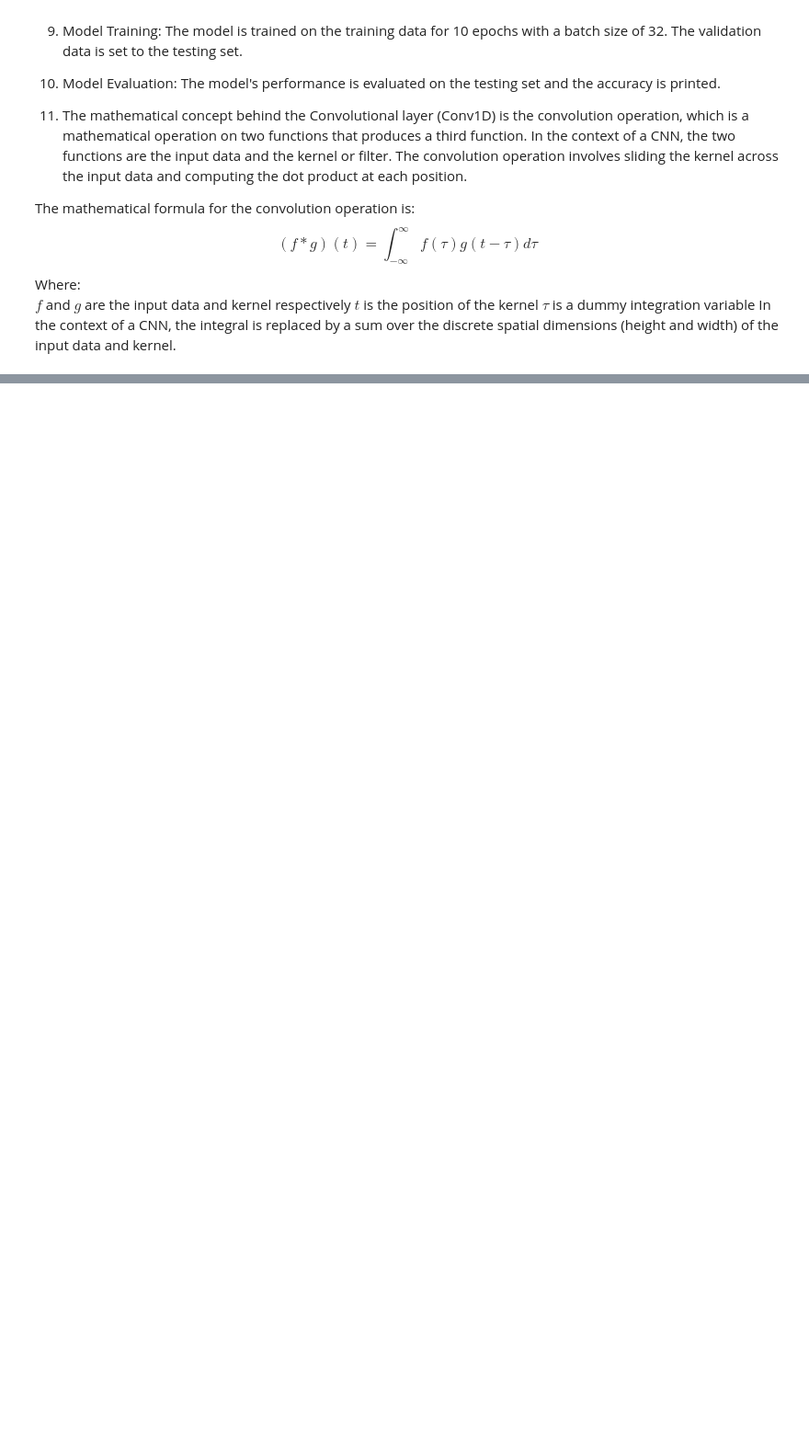
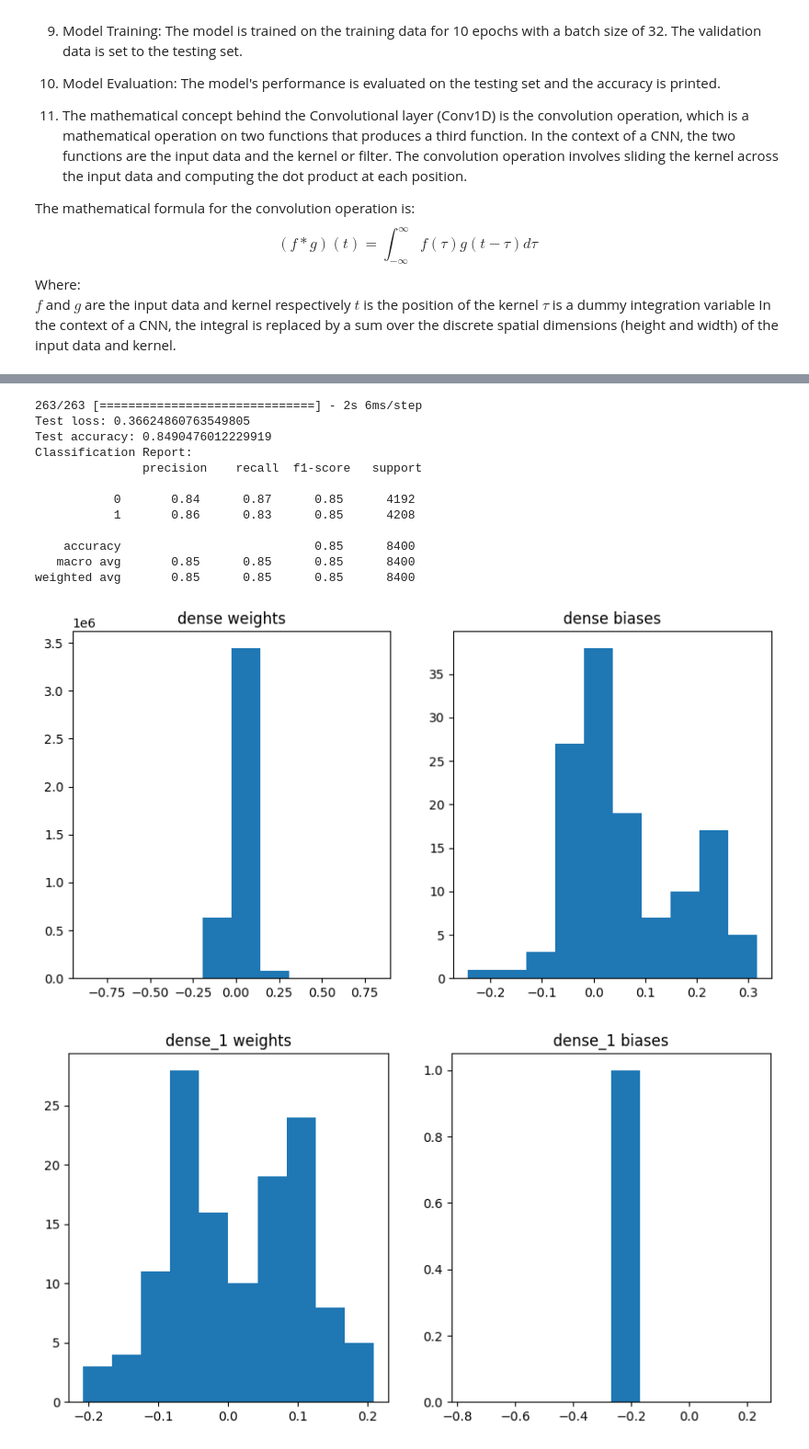
Before and after one commit to Devoalda/CSC3105_Project, a Jupyter notebook: Project.ipynb, the cells around one changed output, grey strips where cells are left out. Shown at 92% size. Drawn from its saved outputs; the diff is of its cells as text; code cells hidden in the pictures; blank space fills up the shorter version.

```diff
--- a/Project.ipynb
+++ b/Project.ipynb
@@ -1043,0 +1044,71 @@ Test accuracy: 0.8477380871772766
+# %%
+from sklearn.metrics import confusion_matrix, classification_report, roc_curve, auc
+import seaborn as sns
+import numpy as np
+
+# Predict the probabilities for the test data
+y_pred = model.predict(X_test)
+
+# Convert the predicted probabilities to binary outputs
+y_pred_classes = (y_pred > 0.5).astype("int32")
+
+# Print the testing loss and accuracy
+test_loss, test_acc = model.evaluate(X_test, y_test, verbose=0)
+print('Test loss:', test_loss)
+print('Test accuracy:', test_acc)
+
+# Print the classification report
+report = classification_report(y_test, y_pred_classes)
+print('Classification Report: \n', report)
+
+# Visualize Weights and Biases
+for layer in model.layers:
+    if 'dense' in layer.name:
+        weights, biases = layer.get_weights()
+        plt.figure(figsize=(10, 5))
+        plt.subplot(1, 2, 1)
+        plt.hist(weights.flatten())
+        plt.title(f'{layer.name} weights')
+        plt.subplot(1, 2, 2)
+        plt.hist(biases.flatten())
+        plt.title(f'{layer.name} biases')
+        plt.show()
+
+# Confusion Matrix
+cm = confusion_matrix(y_test, y_pred_classes)
+plt.figure(figsize=(5, 5))
+sns.heatmap(cm, annot=True, fmt='d', cmap='Blues')
+plt.title('Confusion matrix')
+plt.xlabel('Predicted class')
+plt.ylabel('True class')
+plt.show()
+
+# ROC Curve
+fpr, tpr, _ = roc_curve(y_test, y_pred)
+roc_auc = auc(fpr, tpr)
+plt.figure()
+lw = 2
+plt.plot(fpr, tpr, color='darkorange', lw=lw, label='ROC curve (area = %0.2f)' % roc_auc)
+plt.plot([0, 1], [0, 1], color='navy', lw=lw, linestyle='--')
+plt.xlim([0.0, 1.0])
+plt.ylim([0.0, 1.05])
+plt.xlabel('False Positive Rate')
+plt.ylabel('True Positive Rate')
+plt.title('Receiver Operating Characteristic')
+plt.legend(loc="lower right")
+plt.show()
+# %% [output]
+263/263 [==============================] - 2s 6ms/step
+Test loss: 0.36624860763549805
+Test accuracy: 0.8490476012229919
+Classification Report:
+               precision    recall  f1-score   support
+
+           0       0.84      0.87      0.85      4192
+           1       0.86      0.83      0.85      4208
+
+    accuracy                           0.85      8400
+   macro avg       0.85      0.85      0.85      8400
+weighted avg       0.85      0.85      0.85      8400
+[figure, added]
+[figure, added]
```
Also changed, not shown: parts of 3 cells of this notebook.
